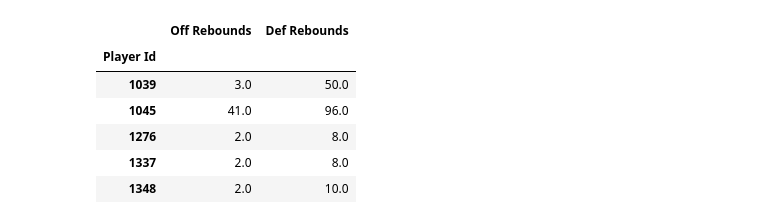
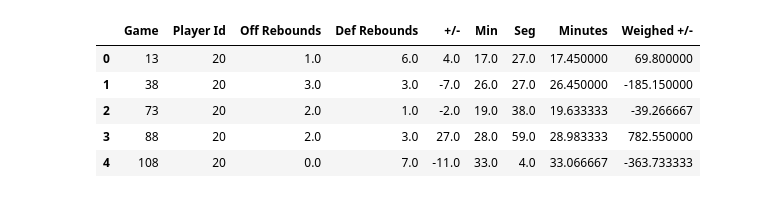
Before and after one commit to Fernandarangel23/Project-1---The-Jordans, a Jupyter notebook: NBA_API.ipynb, the cells around one changed output. Saved outputs shown, nothing was run; the diff lists cells and outputs as text; code cells hidden in the pictures.

```diff
--- a/NBA_API.ipynb
+++ b/NBA_API.ipynb
@@ -172,12 +209,17 @@ df3["Def Rebounds"] = pd.to_numeric(df3["Def Rebounds"])
+# %%
+df3["Minutes"] = total_minutes
+df3["Weighed +/-"] = weighed_plusminus
+df3.head()
+# %% [output]
+|  | Game | Player Id | Off Rebounds | Def Rebounds | +/- | Min | Seg | Minutes | Weighed +/- |
+| 0 | 13 | 20 | 1.0 | 6.0 | 4.0 | 17.0 | 27.0 | 17.450000 | 69.800000 |
+| 1 | 38 | 20 | 3.0 | 3.0 | -7.0 | 26.0 | 27.0 | 26.450000 | -185.150000 |
+| 2 | 73 | 20 | 2.0 | 1.0 | -2.0 | 19.0 | 38.0 | 19.633333 | -39.266667 |
+| 3 | 88 | 20 | 2.0 | 3.0 | 27.0 | 28.0 | 59.0 | 28.983333 | 782.550000 |
+| 4 | 108 | 20 | 0.0 | 7.0 | -11.0 | 33.0 | 4.0 | 33.066667 | -363.733333 |
 # %%
 grouped_df3 = df3.groupby(["Player Id"])
 grouped_players = grouped_df3.sum()
-grouped_players.head()
+grouped_plusminus = grouped_df3["+/-"].mean()
+grouped_minutes = grouped_df3["Minutes"].sum()
+grouped_weighed = grouped_df3["Weighed +/-"].sum()
-# %% [output]
-|  | Off Rebounds | Def Rebounds |
-| Player Id |  |  |
-| 1039 | 3.0 | 50.0 |
-| 1045 | 41.0 | 96.0 |
-| 1276 | 2.0 | 8.0 |
-| 1337 | 2.0 | 8.0 |
-| 1348 | 2.0 | 10.0 |
```
Also changed, not shown: parts of 26 cells of this notebook.
